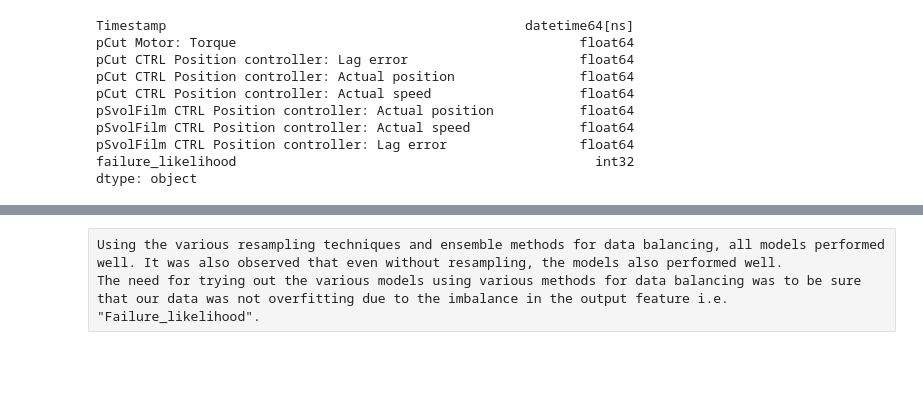
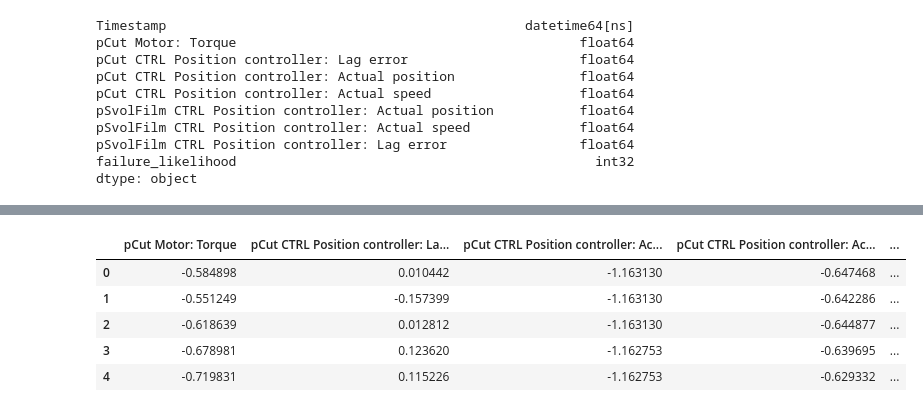
Before and after one commit to georgesylva1/Industrial_Shrink_Wrapping_Machine_Failure_Prediction, a Jupyter notebook: Shrink wrapping machine failure prediction.ipynb, the cells around one changed output, grey strips where cells are left out. Cells and saved outputs as stored; diff of their text form; code cells hidden in the pictures; blank space fills up the shorter version.

```diff
--- a/Shrink wrapping machine failure prediction.ipynb
+++ b/Shrink wrapping machine failure prediction.ipynb
@@ -795,3 +608,9 @@ Best parameters found: {'max_depth': None, 'min_samples_leaf': 1, 'min_samples_s
-# %% [raw]
-Using the various resampling techniques and ensemble methods for data balancing, all models performed well. It was also observed that even without resampling, the models also performed well.
-The need for trying out the various models using various methods for data balancing was to be sure that our data was not overfitting due to the imbalance in the output feature i.e. "Failure_likelihood".
+# %%
+X.head()
+# %% [output]
+|  | pCut Motor: Torque | pCut CTRL Position controller: La... | pCut CTRL Position controller: Ac... | pCut CTRL Position controller: Ac... | ... |
+| 0 | -0.584898 | 0.010442 | -1.163130 | -0.647468 | ... |
+| 1 | -0.551249 | -0.157399 | -1.163130 | -0.642286 | ... |
+| 2 | -0.618639 | 0.012812 | -1.163130 | -0.644877 | ... |
+| 3 | -0.678981 | 0.123620 | -1.162753 | -0.639695 | ... |
+| 4 | -0.719831 | 0.115226 | -1.162753 | -0.629332 | ... |
```
Also changed, not shown: parts of 22 cells of this notebook, 2 other files.
